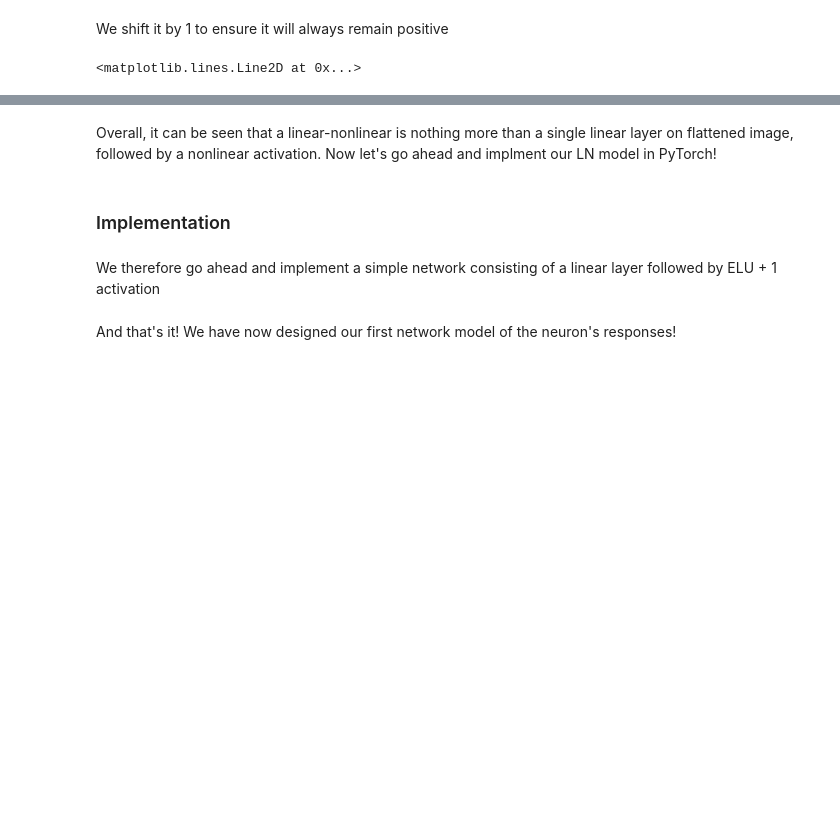
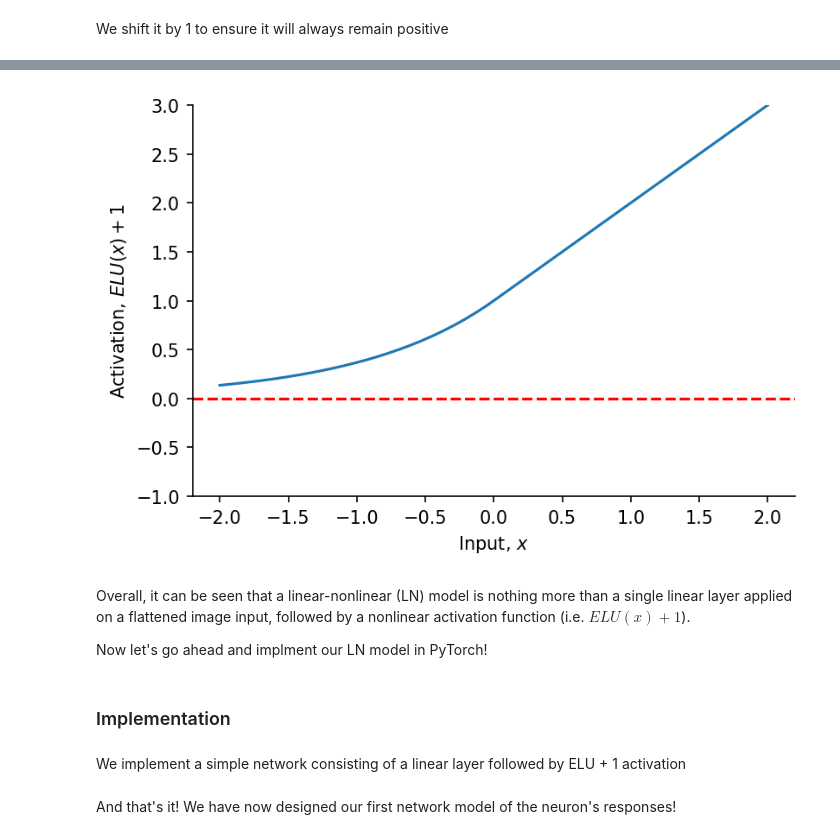
Before and after one commit to eywalker/Lviv-2021, a Jupyter notebook: notebooks/DeepLearing in Neuroscience.ipynb, the cells around one changed output, grey strips where cells are left out. Drawn from its saved outputs; the diff is of its cells as text; code cells hidden in the pictures; blank space fills up the shorter version.

```diff
--- a/notebooks/DeepLearing in Neuroscience.ipynb
+++ b/notebooks/DeepLearing in Neuroscience.ipynb
@@ -384,8 +337,13 @@ plt.axhline(0, c='r', ls='--')
 We shift it by 1 to ensure it will always remain positive
 # %%
 # Plotting ELU+1 function
+fig, ax = plt.subplots(1, 1, dpi=150)
 x = np.linspace(-2, 2)
-plt.plot(x, F.elu(torch.Tensor(x))+1)
-plt.axhline(0, c='r', ls='--')
+ax.plot(x, F.elu(torch.Tensor(x))+1)
+ax.axhline(0, c='r', ls='--')
+ax.axhline(0, c='r', ls='--')
+ax.set_xlabel(r'Input, $x$')
+ax.set_ylabel(r'Activation, $ELU(x) + 1$')
+ax.set_ylim([-1, 3.0])
+sns.despine()
 # %% [output]
-<matplotlib.lines.Line2D at 0x...>
@@ -393,9 +350,12 @@ plt.axhline(0, c='r', ls='--')
+[figure, added]
 # %% [markdown]
-Overall, it can be seen that a linear-nonlinear is nothing more than a single linear layer on flattened image, followed by a nonlinear activation. Now let's go ahead and implment our LN model in PyTorch!
+Overall, it can be seen that a linear-nonlinear (LN) model is nothing more than a single linear layer applied on a flattened image input, followed by a nonlinear activation function (i.e. $ELU(x)+1$).
+
+Now let's go ahead and implment our LN model in PyTorch!
 # %% [markdown]
 ### Implementation
 # %% [markdown]
-We therefore go ahead and implement a simple network consisting of a linear layer followed by ELU + 1 activation
+We implement a simple network consisting of a linear layer followed by ELU + 1 activation
 # %%
 class Linear(nn.Module):
     def __init__(
```
Also changed, not shown: parts of 75 cells of this notebook.
